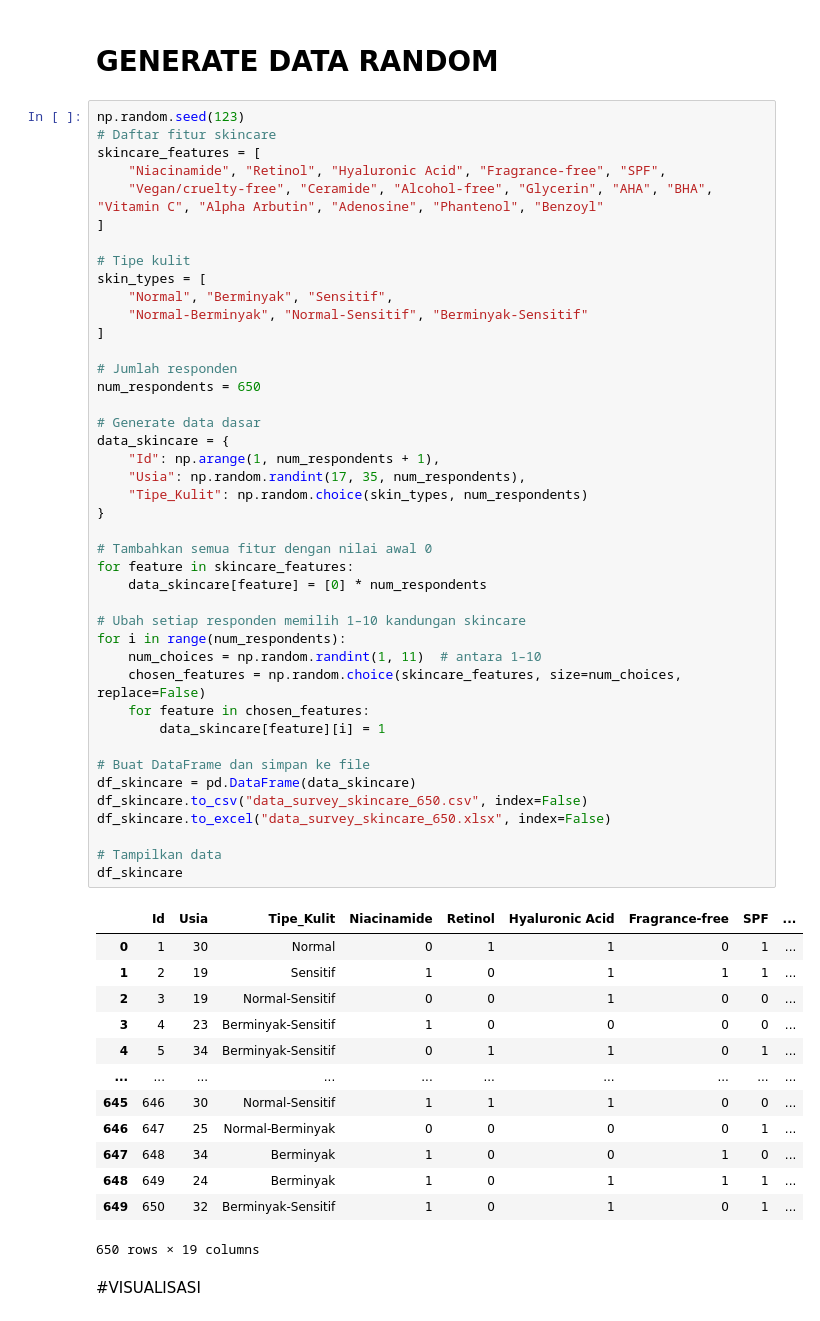
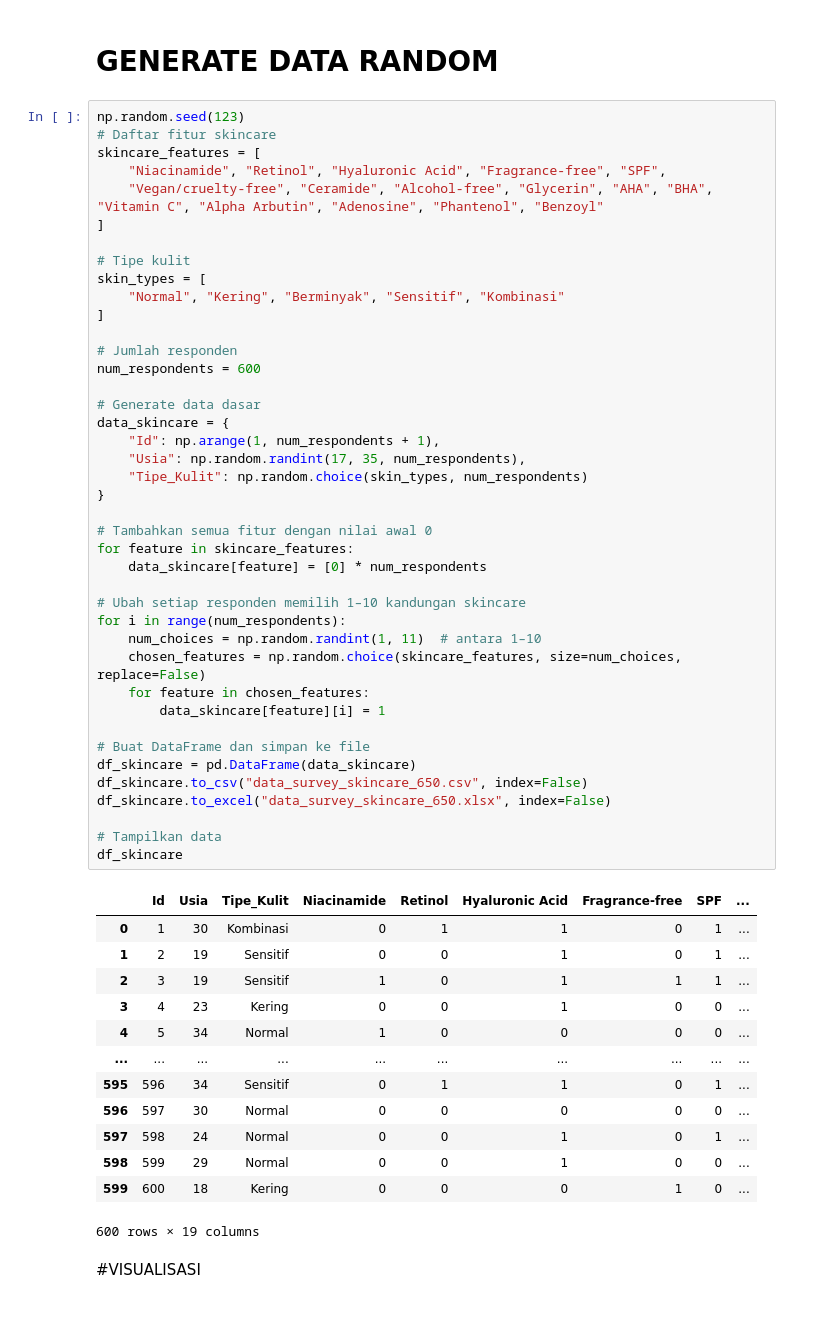
Before and after one commit to margiitazhr/TURF-Analysis_Statistika-Multivariat, a Jupyter notebook: TURF_Analysis_Statistika_Multivariat.ipynb, the cells around one changed output. Drawn from its saved outputs; the diff is of its cells as text.

```diff
--- a/TURF_Analysis_Statistika_Multivariat.ipynb
+++ b/TURF_Analysis_Statistika_Multivariat.ipynb
@@ -41,52 +40,51 @@ skincare_features = [
 
 # Tipe kulit
 skin_types = [
-    "Normal", "Berminyak", "Sensitif",
-    "Normal-Berminyak", "Normal-Sensitif", "Berminyak-Sensitif"
+    "Normal", "Kering", "Berminyak", "Sensitif", "Kombinasi"
 ]
 
 # Jumlah responden
-num_respondents = 650
+num_respondents = 600
 
 # Generate data dasar
 data_skincare = {
     "Id": np.arange(1, num_respondents + 1),
     "Usia": np.random.randint(17, 35, num_respondents),
     "Tipe_Kulit": np.random.choice(skin_types, num_respondents)
 }
 
 # Tambahkan semua fitur dengan nilai awal 0
 for feature in skincare_features:
     data_skincare[feature] = [0] * num_respondents
 
 # Ubah setiap responden memilih 1–10 kandungan skincare
 for i in range(num_respondents):
     num_choices = np.random.randint(1, 11)  # antara 1–10
     chosen_features = np.random.choice(skincare_features, size=num_choices, replace=False)
     for feature in chosen_features:
         data_skincare[feature][i] = 1
 
 # Buat DataFrame dan simpan ke file
 df_skincare = pd.DataFrame(data_skincare)
 df_skincare.to_csv("data_survey_skincare_650.csv", index=False)
 df_skincare.to_excel("data_survey_skincare_650.xlsx", index=False)
 
 # Tampilkan data
 df_skincare
 # %% [output]
 |  | Id | Usia | Tipe_Kulit | Niacinamide | Retinol | Hyaluronic Acid | Fragrance-free | SPF | ... |
-| 0 | 1 | 30 | Normal | 0 | 1 | 1 | 0 | 1 | ... |
-| 1 | 2 | 19 | Sensitif | 1 | 0 | 1 | 1 | 1 | ... |
-| 2 | 3 | 19 | Normal-Sensitif | 0 | 0 | 1 | 0 | 0 | ... |
-| 3 | 4 | 23 | Berminyak-Sensitif | 1 | 0 | 0 | 0 | 0 | ... |
-| 4 | 5 | 34 | Berminyak-Sensitif | 0 | 1 | 1 | 0 | 1 | ... |
+| 0 | 1 | 30 | Kombinasi | 0 | 1 | 1 | 0 | 1 | ... |
+| 1 | 2 | 19 | Sensitif | 0 | 0 | 1 | 0 | 1 | ... |
+| 2 | 3 | 19 | Sensitif | 1 | 0 | 1 | 1 | 1 | ... |
+| 3 | 4 | 23 | Kering | 0 | 0 | 1 | 0 | 0 | ... |
+| 4 | 5 | 34 | Normal | 1 | 0 | 0 | 0 | 0 | ... |
 | ... | ... | ... | ... | ... | ... | ... | ... | ... | ... |
-| 645 | 646 | 30 | Normal-Sensitif | 1 | 1 | 1 | 0 | 0 | ... |
-| 646 | 647 | 25 | Normal-Berminyak | 0 | 0 | 0 | 0 | 1 | ... |
-| 647 | 648 | 34 | Berminyak | 1 | 0 | 0 | 1 | 0 | ... |
-| 648 | 649 | 24 | Berminyak | 1 | 0 | 1 | 1 | 1 | ... |
-| 649 | 650 | 32 | Berminyak-Sensitif | 1 | 0 | 1 | 0 | 1 | ... |
+| 595 | 596 | 34 | Sensitif | 0 | 1 | 1 | 0 | 1 | ... |
+| 596 | 597 | 30 | Normal | 0 | 0 | 0 | 0 | 0 | ... |
+| 597 | 598 | 24 | Normal | 0 | 0 | 1 | 0 | 1 | ... |
+| 598 | 599 | 29 | Normal | 0 | 0 | 1 | 0 | 0 | ... |
+| 599 | 600 | 18 | Kering | 0 | 0 | 0 | 1 | 0 | ... |
-650 rows × 19 columns
+600 rows × 19 columns
 # %% [markdown]
 #VISUALISASI
 # %%
```
Also changed, not shown: parts of 9 cells of this notebook.
